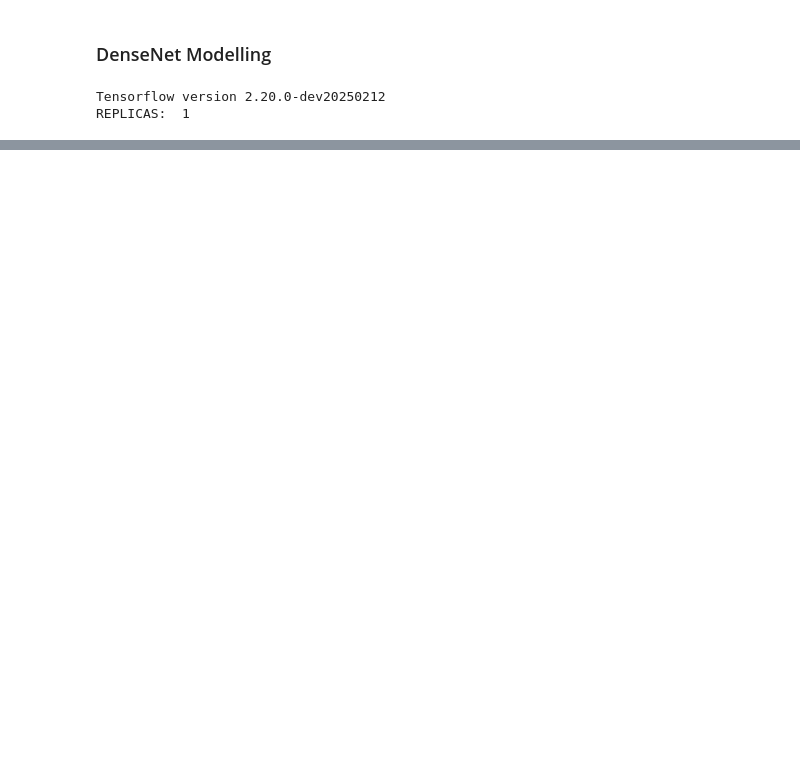
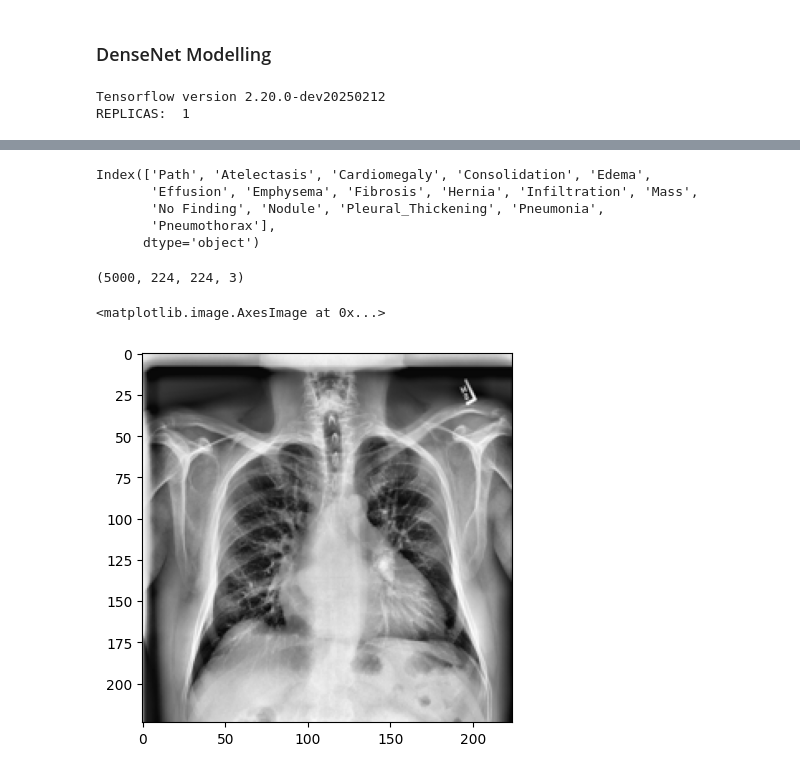
Before and after one commit to Asifdotexe/healthcare-ai-project, a Jupyter notebook: python/notebook/chest-x-rays-densenet.ipynb, the cells around one changed output, grey strips where cells are left out. Saved outputs shown, nothing was run; the diff lists cells and outputs as text; code cells hidden in the pictures; blank space fills up the shorter version.

```diff
--- a/python/notebook/chest-x-rays-densenet.ipynb
+++ b/python/notebook/chest-x-rays-densenet.ipynb
@@ -64,0 +71,29 @@ data = df.sample(frac=1).reset_index(drop=True)
+# %%
+data.columns
+# %% [output]
+Index(['Path', 'Atelectasis', 'Cardiomegaly', 'Consolidation', 'Edema',
+       'Effusion', 'Emphysema', 'Fibrosis', 'Hernia', 'Infiltration', 'Mass',
+       'No Finding', 'Nodule', 'Pleural_Thickening', 'Pneumonia',
+       'Pneumothorax'],
+      dtype='object')
+# %%
+data = df.head(5000).reset_index(drop=True)
+# %%
+# loading and resizing images to target size 244X244 with 3 chanels
+X = []
+for i in tqdm(range(data.shape[0])):
+    path = 'C:/Github/healthcare-ai-project/data/resized_images/' + data['Path'][i][:12] + ".png"
+    img = image.load_img(path, target_size=(224, 224, 3))
+    img = image.img_to_array(img)
+    img = img/255.0
+    X.append(img)
+# %%
+X = np.array(X)
+X.shape
+# %% [output]
+(5000, 224, 224, 3)
+# %%
+plt.imshow(X[1])
+# %% [output]
+<matplotlib.image.AxesImage at 0x...>
+[figure, added]
```
Also changed, not shown: parts of 4 cells of this notebook, 1 other file.
